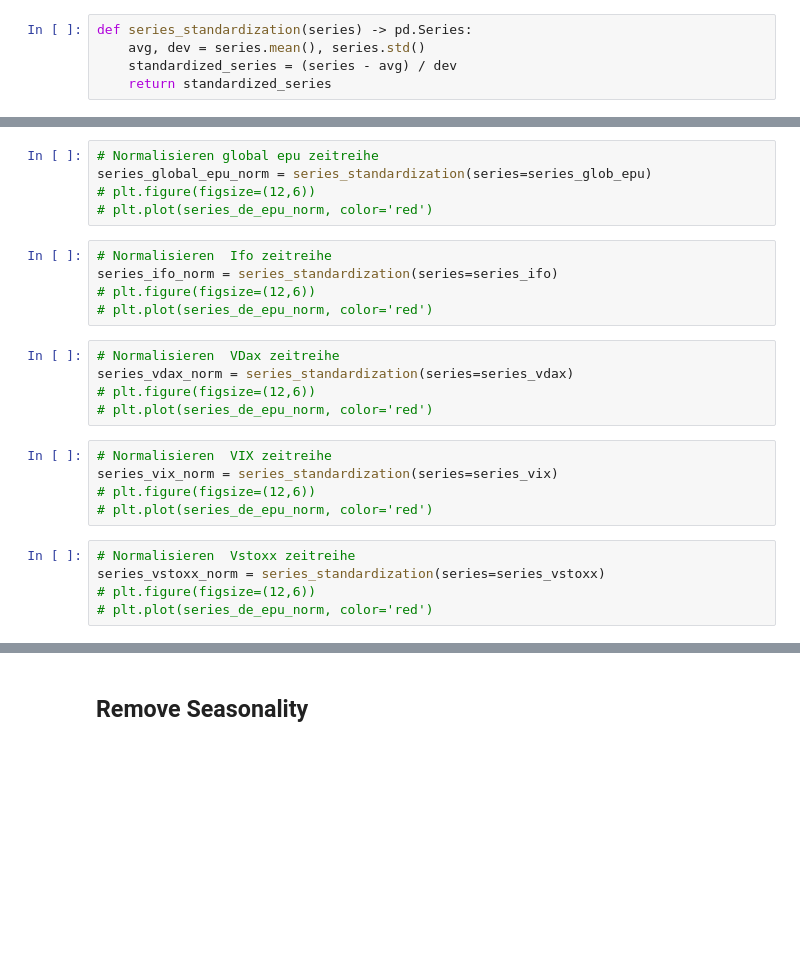
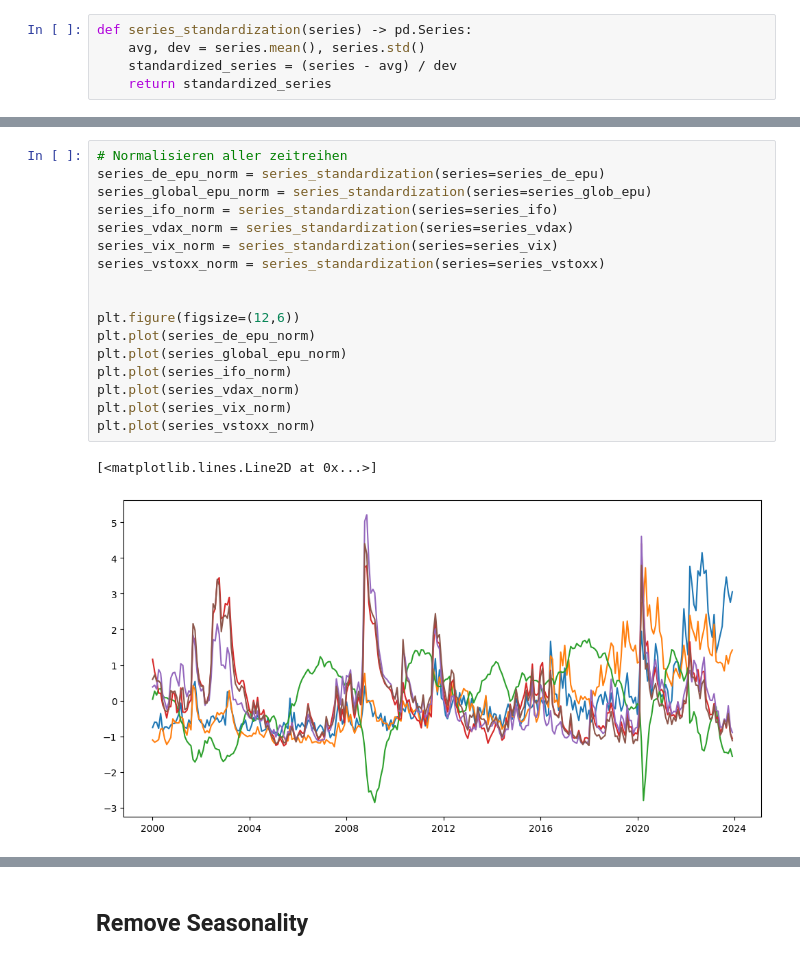
Before and after one commit to Joshi-77/BA-VAR, a Jupyter notebook: main.ipynb, the cells around one changed output, grey strips where cells are left out. Saved outputs shown, nothing was run; the diff lists cells and outputs as text; blank space fills up the shorter version.

```diff
--- a/main.ipynb
+++ b/main.ipynb
@@ -163,25 +145,20 @@ series_de_epu_norm = series_standardization(series=series_de_epu)
-# %%
-# Normalisieren global epu zeitreihe
-series_global_epu_norm = series_standardization(series=series_glob_epu)
-# plt.figure(figsize=(12,6))
-# plt.plot(series_de_epu_norm, color='red')
-# %%
-# Normalisieren  Ifo zeitreihe
-series_ifo_norm = series_standardization(series=series_ifo)
-# plt.figure(figsize=(12,6))
-# plt.plot(series_de_epu_norm, color='red')
-# %%
-# Normalisieren  VDax zeitreihe
-series_vdax_norm = series_standardization(series=series_vdax)
-# plt.figure(figsize=(12,6))
-# plt.plot(series_de_epu_norm, color='red')
-# %%
-# Normalisieren  VIX zeitreihe
-series_vix_norm = series_standardization(series=series_vix)
-# plt.figure(figsize=(12,6))
-# plt.plot(series_de_epu_norm, color='red')
-# %%
-# Normalisieren  Vstoxx zeitreihe
-series_vstoxx_norm = series_standardization(series=series_vstoxx)
-# plt.figure(figsize=(12,6))
-# plt.plot(series_de_epu_norm, color='red')
+# %%
+# Normalisieren aller zeitreihen
+series_de_epu_norm = series_standardization(series=series_de_epu)
+series_global_epu_norm = series_standardization(series=series_glob_epu)
+series_ifo_norm = series_standardization(series=series_ifo)
+series_vdax_norm = series_standardization(series=series_vdax)
+series_vix_norm = series_standardization(series=series_vix)
+series_vstoxx_norm = series_standardization(series=series_vstoxx)
+
+
+plt.figure(figsize=(12,6))
+plt.plot(series_de_epu_norm)
+plt.plot(series_global_epu_norm)
+plt.plot(series_ifo_norm)
+plt.plot(series_vdax_norm)
+plt.plot(series_vix_norm)
+plt.plot(series_vstoxx_norm)
+# %% [output]
+[<matplotlib.lines.Line2D at 0x...>]
+[figure, added]
```
Also changed, not shown: parts of 22 cells of this notebook, 5 other files.
